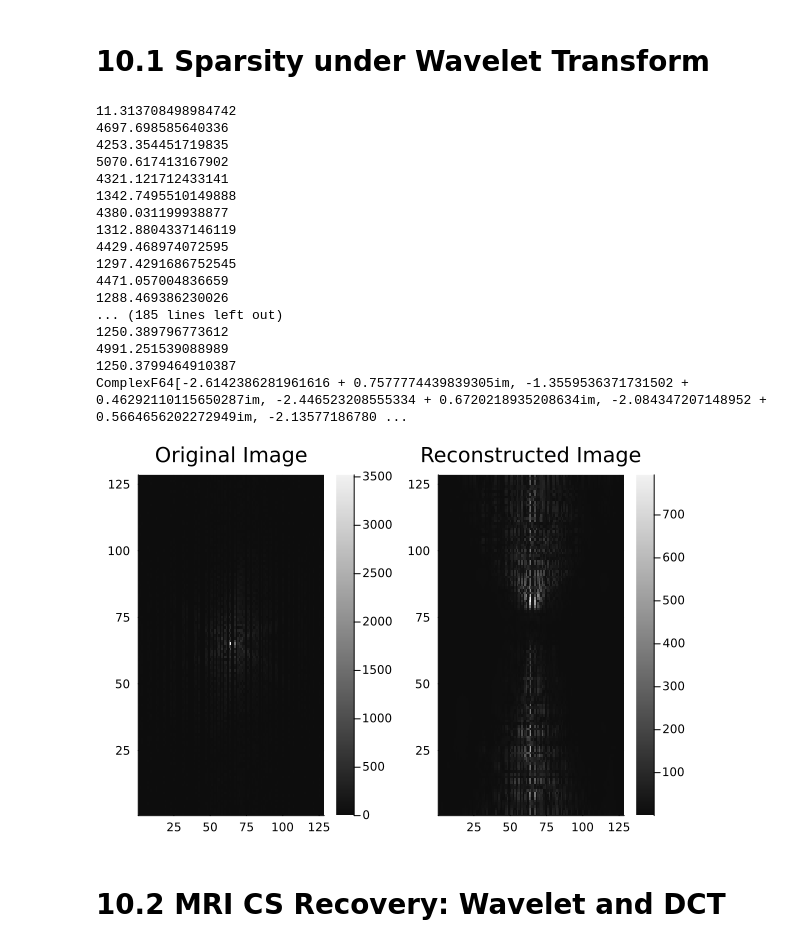
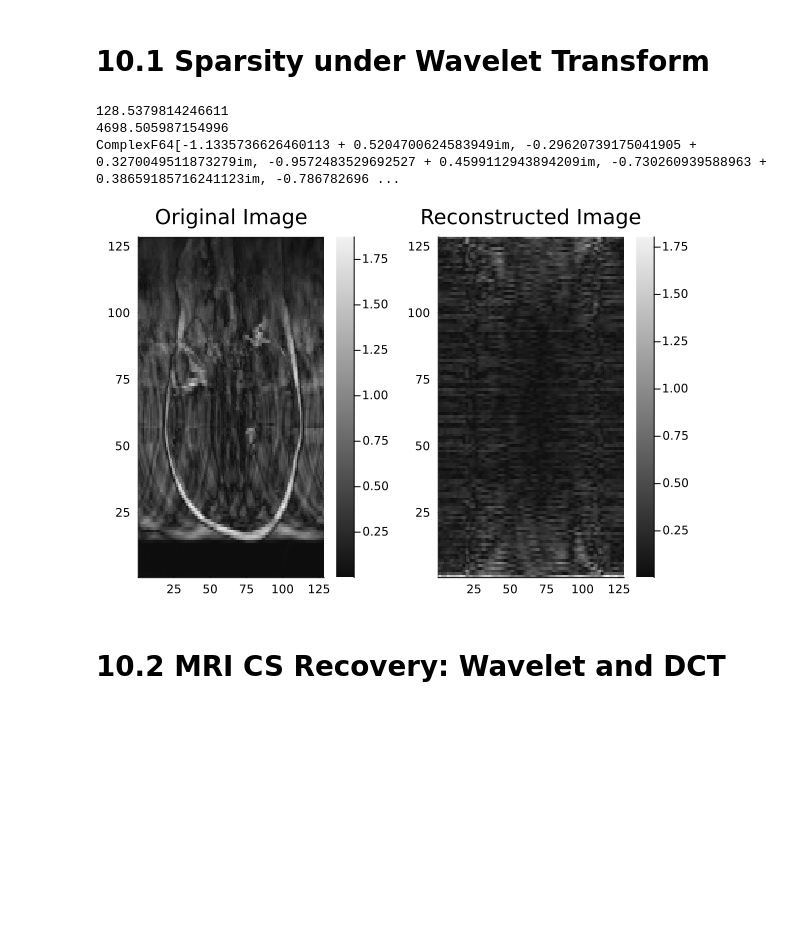
Before and after one commit to devbanthia/DataProcessing, a Jupyter notebook: cw3/DP-CW3-CIDxxxxxxxx.ipynb, the cells around one changed output. Saved outputs shown, nothing was run; the diff lists cells and outputs as text; code cells hidden in the pictures; blank space fills up the shorter version.

```diff
--- a/cw3/DP-CW3-CIDxxxxxxxx.ipynb
+++ b/cw3/DP-CW3-CIDxxxxxxxx.ipynb
@@ -465,53 +465,39 @@ wavelet_transform = dwt(X, wavelet(WT.db4))
 wavelets_thresholded = soft_threshold(wavelet_transform, lambda)
 X = idwt(wavelets_thresholded , wavelet(WT.db4))
 
 
 L = 1
 tau = 1/L
 
 X = X0
 
-for i in 1:100
+for i in 1:1
 
     println(norm(X))
     println(norm(grad_X))
     grad_X = sparse_DFT_matrix' * (y - sparse_DFT_matrix*X)
 
     X = X + tau * grad_X
     wavelet_transform = dwt(X, wavelet(WT.db8))
     wavelets_thresholded = soft_threshold(wavelet_transform, lambda)
     X = idwt(wavelets_thresholded , wavelet(WT.db8))
 
 end
 
 println(X[:,1])
 using Images
 using FFTW
 using Plots
 
 
-p1 = plot(heatmap(abs.((y)), color=:grays), title="Original Image", legend=false)
-p2 = plot(heatmap(abs.((X)), color=:grays), title="Reconstructed Image", legend=false)
+p1 = plot(heatmap(abs.(ifft(y)), color=:grays), title="Original Image", legend=false)
+p2 = plot(heatmap(abs.(ifft(X)), color=:grays), title="Reconstructed Image", legend=false)
 
 plot(p1, p2)
 # %% [output]
-11.313708498984742
-4697.698585640336
-4253.354451719835
-5070.617413167902
-4321.121712433141
-1342.7495510149888
-4380.031199938877
-1312.8804337146119
-4429.468974072595
-1297.4291686752545
-4471.057004836659
-1288.469386230026
-... (185 lines left out)
-1250.389796773612
-4991.251539088989
-1250.3799464910387
-ComplexF64[-2.6142386281961616 + 0.7577774439839305im, -1.3559536371731502 + 0.46292110115650287im, -2.446523208555334 + 0.6720218935208634im, -2.084347207148952 + 0.5664656202272949im, -2.13577186780 ...
+128.5379814246611
+4698.505987154996
+ComplexF64[-1.1335736626460113 + 0.5204700624583949im, -0.29620739175041905 + 0.3270049511873279im, -0.9572483529692527 + 0.4599112943894209im, -0.730260939588963 + 0.38659185716241123im, -0.786782696 ...
-[figure, old version]
+[figure, new version]
 # %% [markdown]
 # 10.2 MRI CS Recovery: Wavelet and DCT
```
Also changed, not shown: parts of 2 cells of this notebook.
